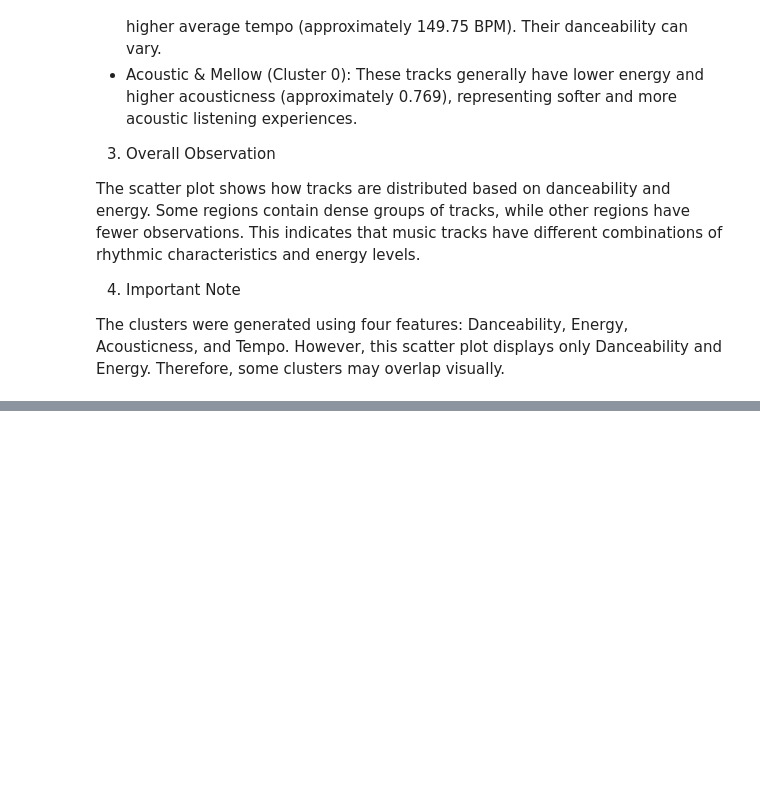
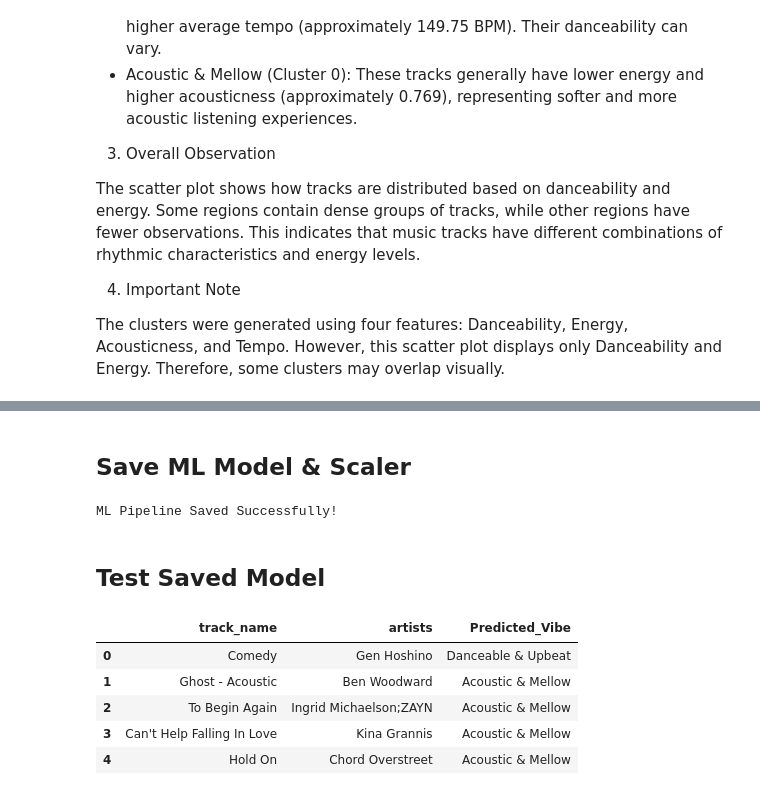
Before and after one commit to mdraihanmostafa746-coder/Spotify-Music-Taste-Clustering, a Jupyter notebook: notebooks/spotify_clustering.ipynb, the cells around one changed output, grey strips where cells are left out. Saved outputs shown, nothing was run; the diff lists cells and outputs as text; code cells hidden in the pictures; blank space fills up the shorter version.

```diff
--- a/notebooks/spotify_clustering.ipynb
+++ b/notebooks/spotify_clustering.ipynb
@@ -534,0 +573,61 @@ The clusters were generated using four features: Danceability, Energy, Acousticn
+# %% [markdown]
+## Save ML Model & Scaler
+# %%
+import joblib
+import os
+
+# Create models directory
+os.makedirs("../models", exist_ok=True)
+
+# Save complete ML pipeline
+pipeline = {
+    "scaler": scaler,
+    "kmeans_model": final_kmeans,
+    "features": features,
+    "vibe_mapping": vibe_mapping
+}
+
+joblib.dump(
+    pipeline,
+    "../models/spotify_kmeans_pipeline.joblib"
+)
+
+print("ML Pipeline Saved Successfully!")
+# %% [output]
+ML Pipeline Saved Successfully!
+# %% [markdown]
+## Test Saved Model
+# %%
+import joblib
+
+# Load saved pipeline
+loaded_pipeline = joblib.load(
+    "../models/spotify_kmeans_pipeline.joblib"
+)
+
+# Select 5 sample tracks
+test_data = df_clean[features].head(5)
+
+# Scale and predict
+test_scaled = loaded_pipeline["scaler"].transform(test_data)
+
+predictions = loaded_pipeline["kmeans_model"].predict(test_scaled)
+
+# Convert cluster IDs into vibe labels
+predicted_vibes = [
+    loaded_pipeline["vibe_mapping"][cluster]
+    for cluster in predictions
+]
+
+# Display results
+test_results = df_clean[["track_name", "artists"]].head(5).copy()
+test_results["Predicted_Vibe"] = predicted_vibes
+
+display(test_results)
+# %% [output]
+|  | track_name | artists | Predicted_Vibe |
+| 0 | Comedy | Gen Hoshino | Danceable & Upbeat |
+| 1 | Ghost - Acoustic | Ben Woodward | Acoustic & Mellow |
+| 2 | To Begin Again | Ingrid Michaelson;ZAYN | Acoustic & Mellow |
+| 3 | Can't Help Falling In Love | Kina Grannis | Acoustic & Mellow |
+| 4 | Hold On | Chord Overstreet | Acoustic & Mellow |
```
Also changed, not shown: parts of 2 cells of this notebook, 2 other files.
